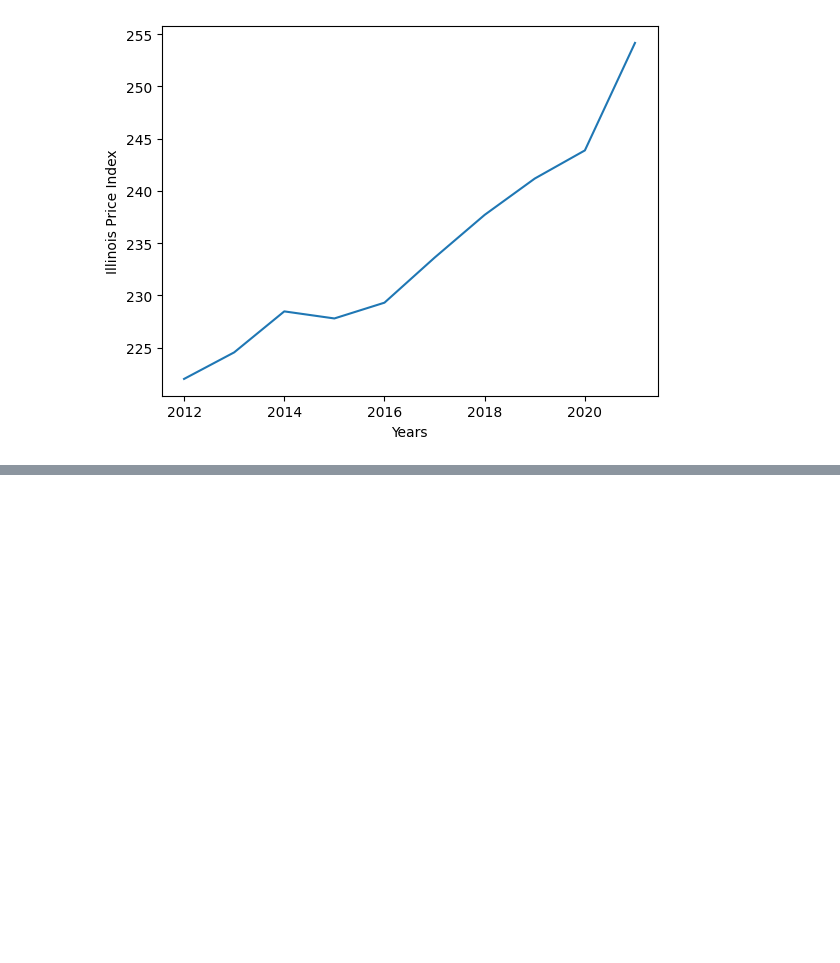
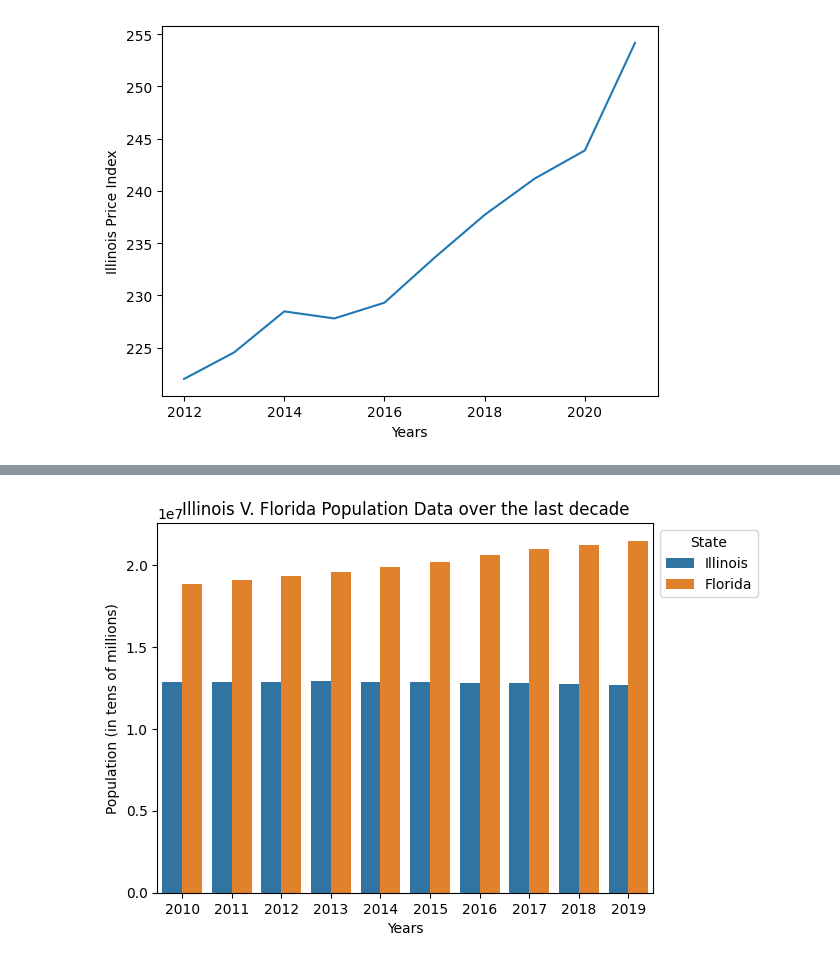
Before and after one commit to biancaatienza/418-project, a Jupyter notebook: Untitled.ipynb, the cells around one changed output, grey strips where cells are left out. Cells and saved outputs as stored; diff of their text form; code cells hidden in the pictures; blank space fills up the shorter version.

```diff
--- a/Untitled.ipynb
+++ b/Untitled.ipynb
@@ -29,0 +43,8 @@ sns.lineplot(x='Years', y='Illinois Price Index', data=priceIndexDataTable)
+# %%
+frames = [data,floridaData]
+multipleData = pd.concat(frames)
+populationPlot = sns.barplot(x = "Years", y = "Population (in tens of millions)",data=multipleData,hue= "State")
+populationPlot.set(title = "Illinois V. Florida Population Data over the last decade")
+sns.move_legend(populationPlot, "upper left", bbox_to_anchor=(1, 1))
+# %% [output]
+[figure, added]
```
Also changed, not shown: parts of 2 cells of this notebook.
